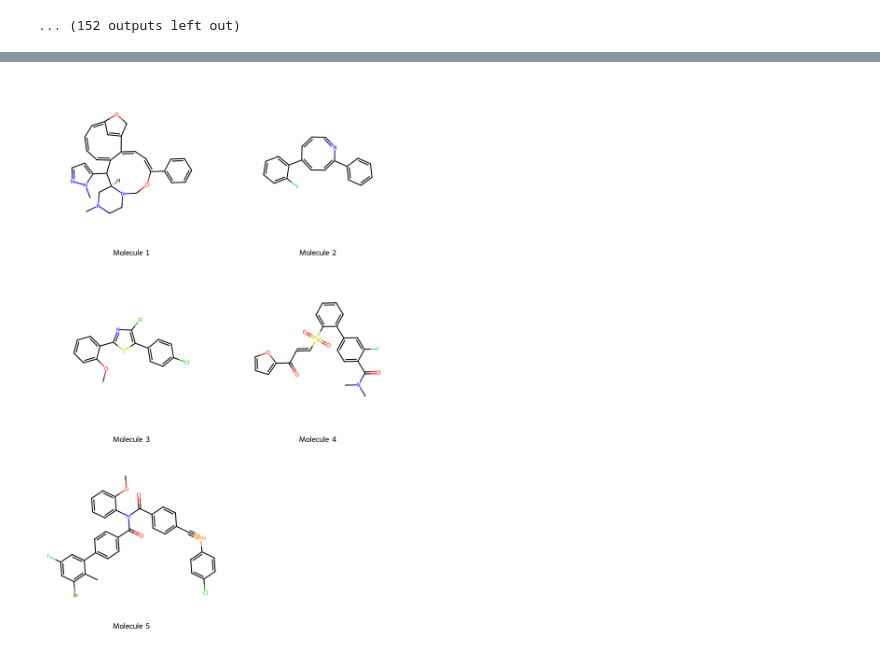
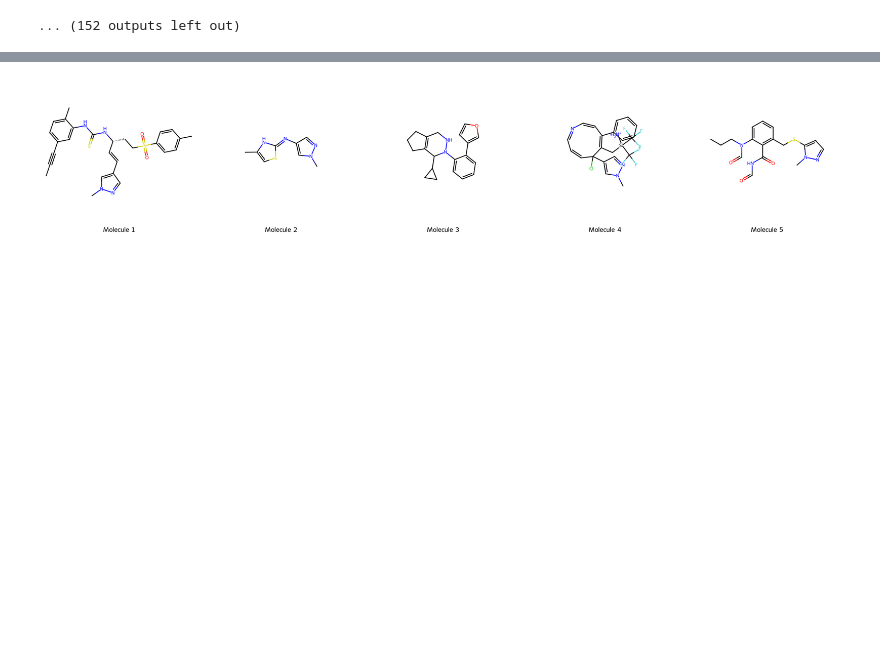
Before and after one commit to Popov-Lab-UNC/argo, a Jupyter notebook: notebooks/playground.ipynb, the cells around one changed output, grey strips where cells are left out. Cells and saved outputs as stored; diff of their text form; code cells hidden in the pictures; blank space fills up the shorter version.

```diff
--- a/notebooks/playground.ipynb
+++ b/notebooks/playground.ipynb
@@ -291,13 +291,18 @@ from rdkit import Chem
 from rdkit.Chem import Draw
 # %%
 # Create list of SMILES to draw
-smiles_list = ['CN1CCN2COC(c3ccccc3)=CC=C3C4=CC(=CC=CC=C3C(c3ccnn3C)[C@@H]2C1)OC4', 'Fc1ccccc1C1=CC=C(c2ccccc2)N=CC=C1', 'COc1ccccc1-c1nc(Cl)c(-c2ccc(Cl)cc2)s1', 'CN(C)C(=O)c1ccc(-c2ccccc2S(=O)(=O)C=CC(=O)c2ccco2)cc1F', 'COc1ccccc1N(C(=O)c1ccc(C#[PH]c2ccc(Cl)cc2)cc1)C(=O)c1ccc(-c2cc(F)cc(Br)c2C)cc1']
+from rdkit import Chem
+from rdkit.Chem import Draw
+
+#smiles_list = ['C#CCCN=c1scc(*)n1*', 'S(C*)*', 'c1(*)ccccc1', 'Cc1csc(=N*)n1*']
+
+smiles_list = ['CC#Cc1ccc(C)c(NC(=S)N[C@@H](C=Cc2cnn(C)c2)CCS(=O)(=O)c2ccc(C)cc2)c1', 'Cc1csc(=Nc2cnn(C)c2)[nH]1', 'c1ccc(N2NCC3=C(CCC3)C2C2CC2)c(-c2ccoc2)c1', 'Cn1cc(C2(Cl)C=CC=NC=CC(c3ccccc3)=C2C[Si]([NH2+])(C(F)(F)F)C(F)(F)F)cn1', 'CCCN(C=O)c1cccc(CSc2ccnn2C)c1C(=O)NC=O']
 
 # Convert SMILES to molecules
 mols = [Chem.MolFromSmiles(s) for s in smiles_list]
 
 # Draw molecules in a grid
-img = Draw.MolsToGridImage(mols, molsPerRow=2, subImgSize=(400,400), legends=[f"Molecule {i+1}" for i in range(len(mols))])
+img = Draw.MolsToGridImage(mols, molsPerRow=5, subImgSize=(400,400), legends=[f"Molecule {i+1}" for i in range(len(mols))])
 img
 # %% [output]
-[figure, old version]
+[figure, new version]
```
Also changed, not shown: 2 other files.
